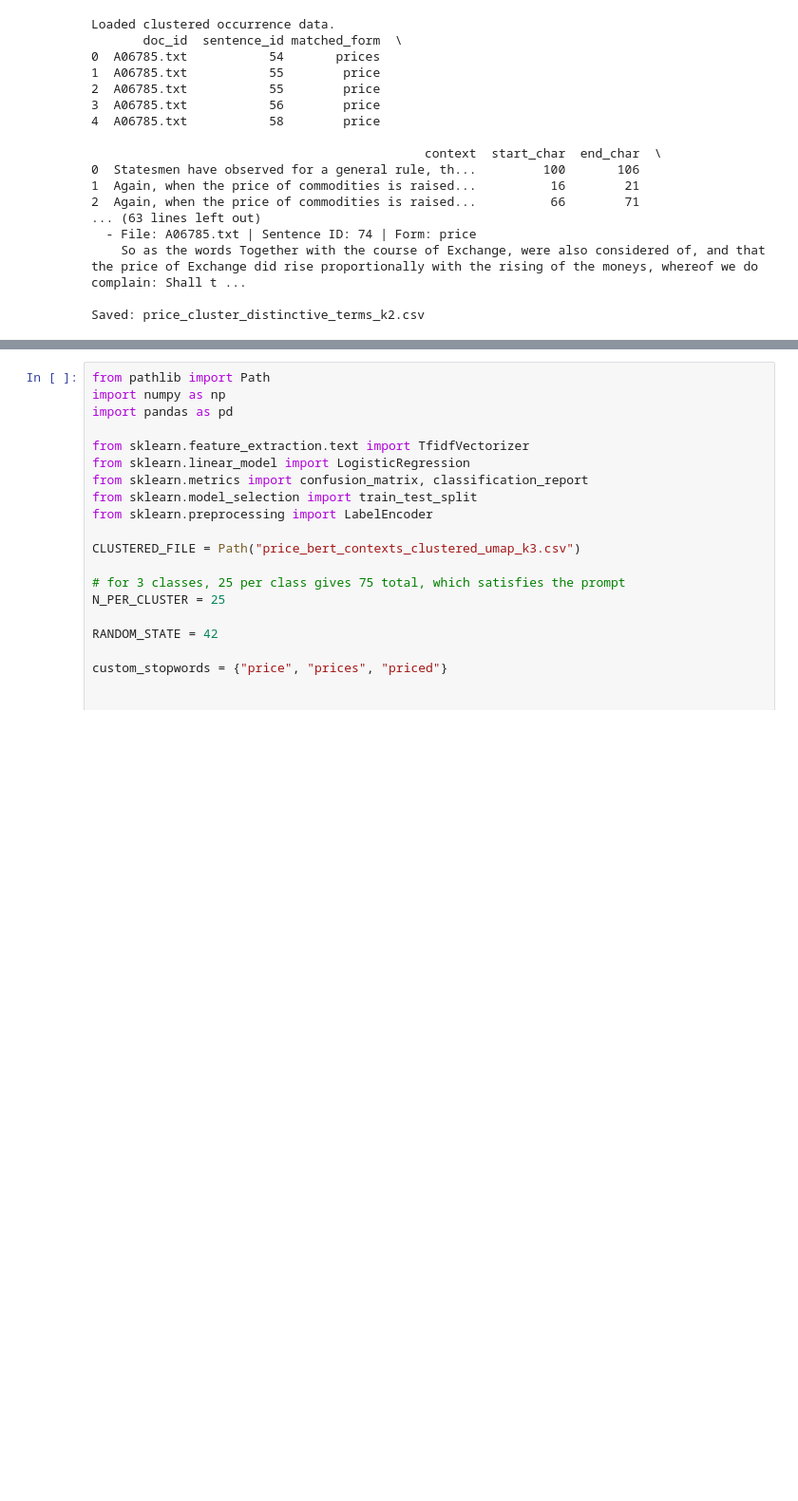
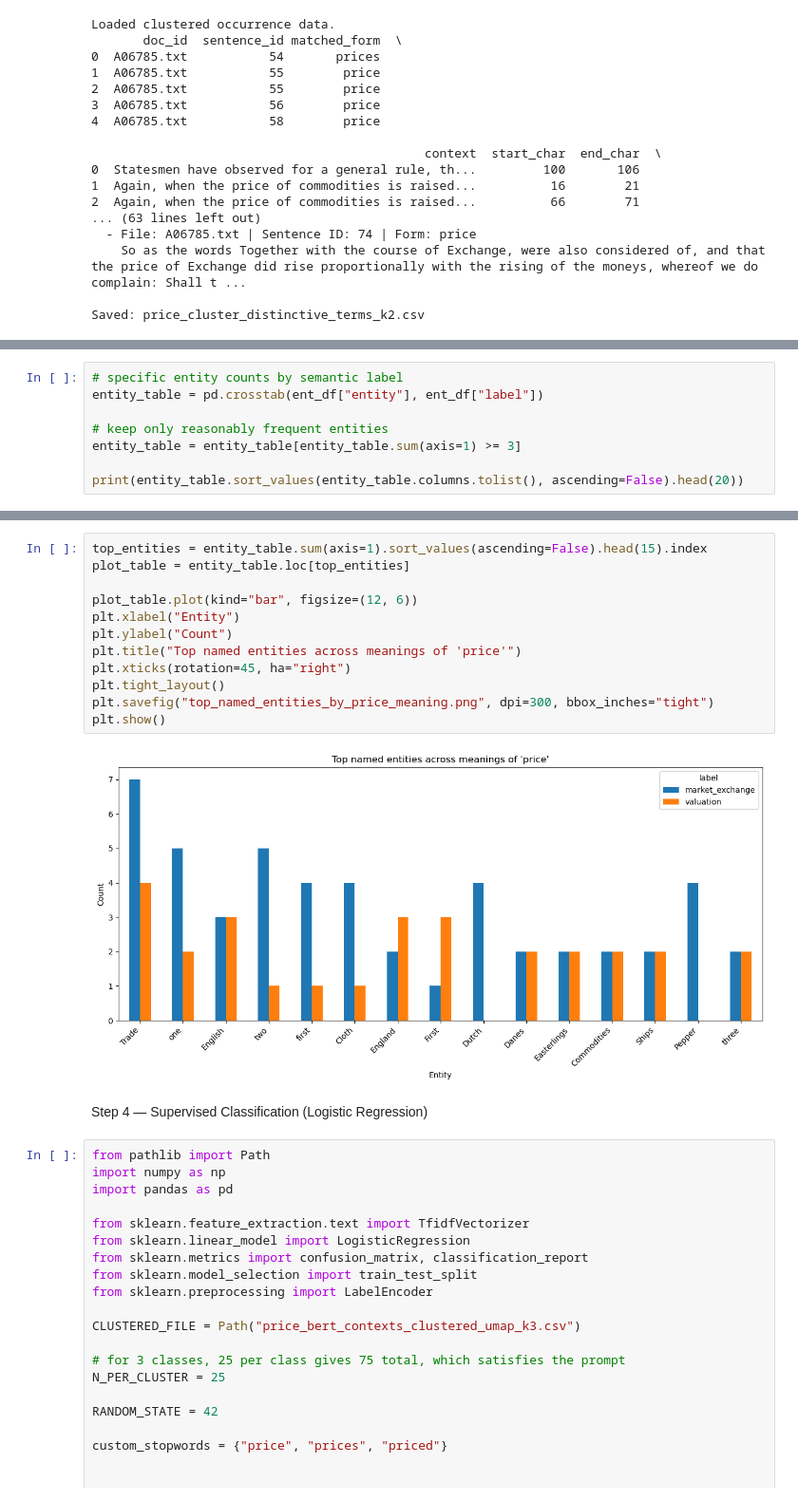
Before and after one commit to CiuuT/IDS-570-Final-Project, a Jupyter notebook: Final Project.ipynb, the cells around one changed output, grey strips where cells are left out. Shown at 95% size. Drawn from its saved outputs; the diff is of its cells as text; blank space fills up the shorter version.

```diff
--- a/Final Project.ipynb
+++ b/Final Project.ipynb
@@ -858,0 +1089,8 @@ Saved: price_cluster_distinctive_terms_k2.csv
+# %%
+# specific entity counts by semantic label
+entity_table = pd.crosstab(ent_df["entity"], ent_df["label"])
+
+# keep only reasonably frequent entities
+entity_table = entity_table[entity_table.sum(axis=1) >= 3]
+
+print(entity_table.sort_values(entity_table.columns.tolist(), ascending=False).head(20))
@@ -859,3 +1169,19 @@ Saved: price_cluster_distinctive_terms_k2.csv
+# %%
+top_entities = entity_table.sum(axis=1).sort_values(ascending=False).head(15).index
+plot_table = entity_table.loc[top_entities]
+
+plot_table.plot(kind="bar", figsize=(12, 6))
+plt.xlabel("Entity")
+plt.ylabel("Count")
+plt.title("Top named entities across meanings of 'price'")
+plt.xticks(rotation=45, ha="right")
+plt.tight_layout()
+plt.savefig("top_named_entities_by_price_meaning.png", dpi=300, bbox_inches="tight")
+plt.show()
+# %% [output]
+[figure, added]
+# %% [markdown]
+Step 4 — Supervised Classification (Logistic Regression)
 # %%
 from pathlib import Path
 import numpy as np
```
Also changed, not shown: parts of 29 cells of this notebook, 16 other files.
